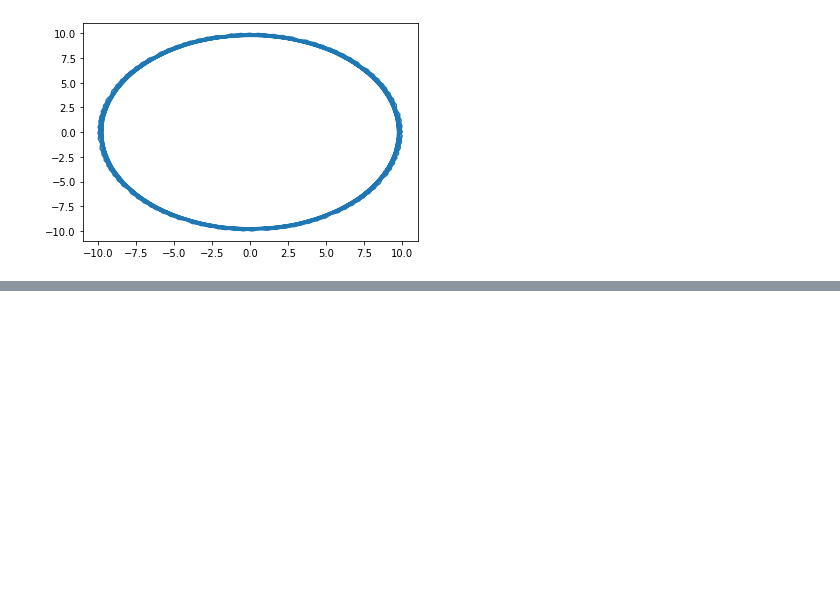
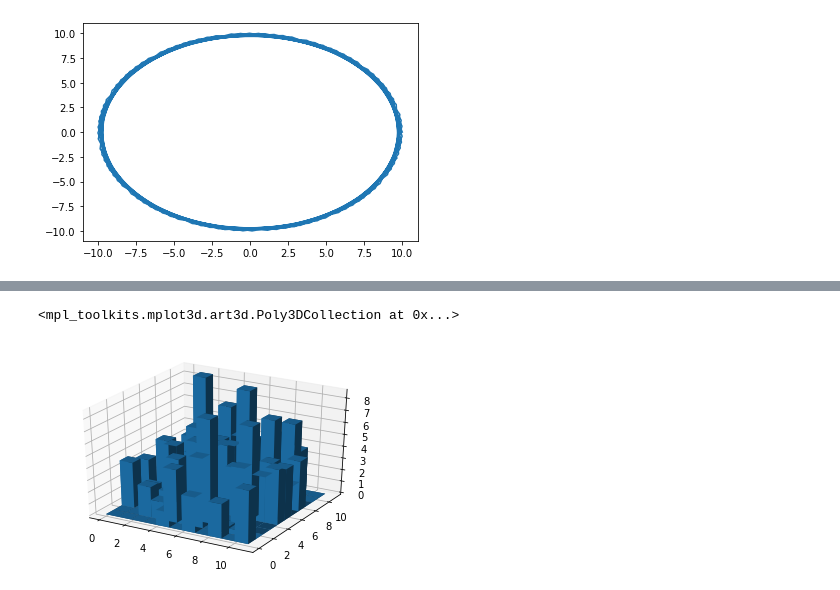
Before and after one commit to Aleksandra2002/obliczenia_naukowe, a Jupyter notebook: lab_8.ipynb, the cells around one changed output, grey strips where cells are left out. Saved outputs shown, nothing was run; the diff lists cells and outputs as text; code cells hidden in the pictures; blank space fills up the shorter version.

```diff
--- a/lab_8.ipynb
+++ b/lab_8.ipynb
@@ -104,0 +143,16 @@ ax.plot(x,y)
+# %%
+#b)
+L=np.zeros((11,11))
+def suma(i,j):
+  return np.sum(vals*(x==i)*(y==j))
+for i in range(11):
+  for j in range(11):
+    L[i,j]=suma(i,j)
+X,Y=np.meshgrid(np.arange(0,11),np.arange(0,11))
+
+fig=plt.figure()
+ax=fig.add_subplot(projection='3d')
+ax.bar3d(X.ravel(),Y.ravel(),np.zeros((121,)),1,1,L.ravel())
+# %% [output]
+<mpl_toolkits.mplot3d.art3d.Poly3DCollection at 0x...>
+[figure, added]
```
Also changed, not shown: parts of 13 cells of this notebook.
